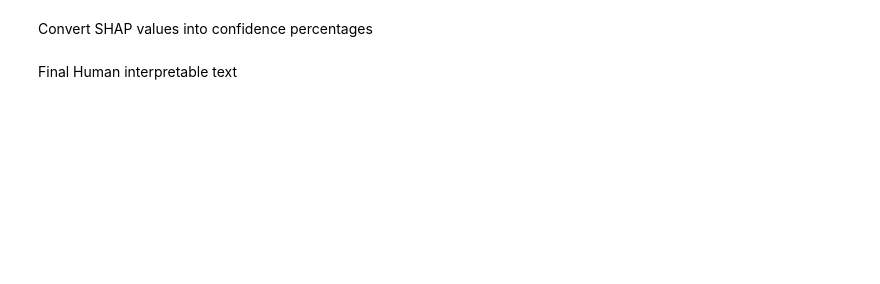
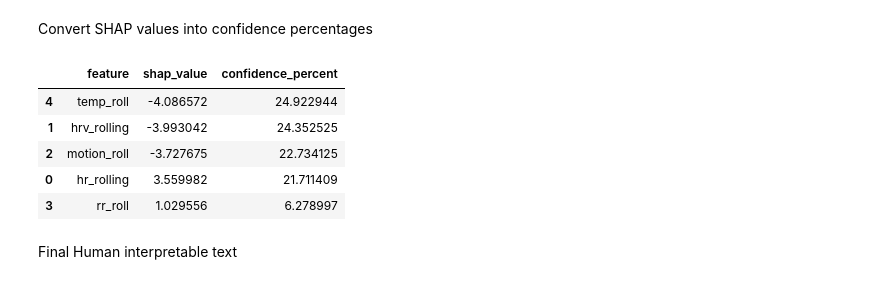
Before and after one commit to yuvanarvind/sleep-analysis, a Jupyter notebook: Sleep_Analysis_Final_Project.ipynb, the cells around one changed output. Cells and saved outputs as stored; diff of their text form; code cells hidden in the pictures; blank space fills up the shorter version.

```diff
--- a/Sleep_Analysis_Final_Project.ipynb
+++ b/Sleep_Analysis_Final_Project.ipynb
@@ -263,21 +328,32 @@ shap.summary_plot(shap_values, X_test)
 # %% [markdown]
 Convert SHAP values into confidence percentages
 # %%
+# Pick any example row from X_test
+x_single = X_test.iloc[[0]]
 
+# Compute SHAP values for that row
+shap_single = explainer.shap_values(x_single)[0]
 feature_names = X_test.columns.tolist()
 shap_abs = np.abs(shap_single)
 
 # Normalize to percentages
 confidence_scores = shap_abs / shap_abs.sum() * 100
 
 # Create a readable table
 explanation_df = pd.DataFrame({
     "feature": feature_names,
     "shap_value": shap_single,
     "confidence_percent": confidence_scores
 }).sort_values("confidence_percent", ascending=False)
 
 explanation_df
+# %% [output]
+|  | feature | shap_value | confidence_percent |
+| 4 | temp_roll | -4.086572 | 24.922944 |
+| 1 | hrv_rolling | -3.993042 | 24.352525 |
+| 2 | motion_roll | -3.727675 | 22.734125 |
+| 0 | hr_rolling | 3.559982 | 21.711409 |
+| 3 | rr_roll | 1.029556 | 6.278997 |
 # %% [markdown]
 Final Human interpretable text
 # %%
```
Also changed, not shown: parts of 31 cells of this notebook.
